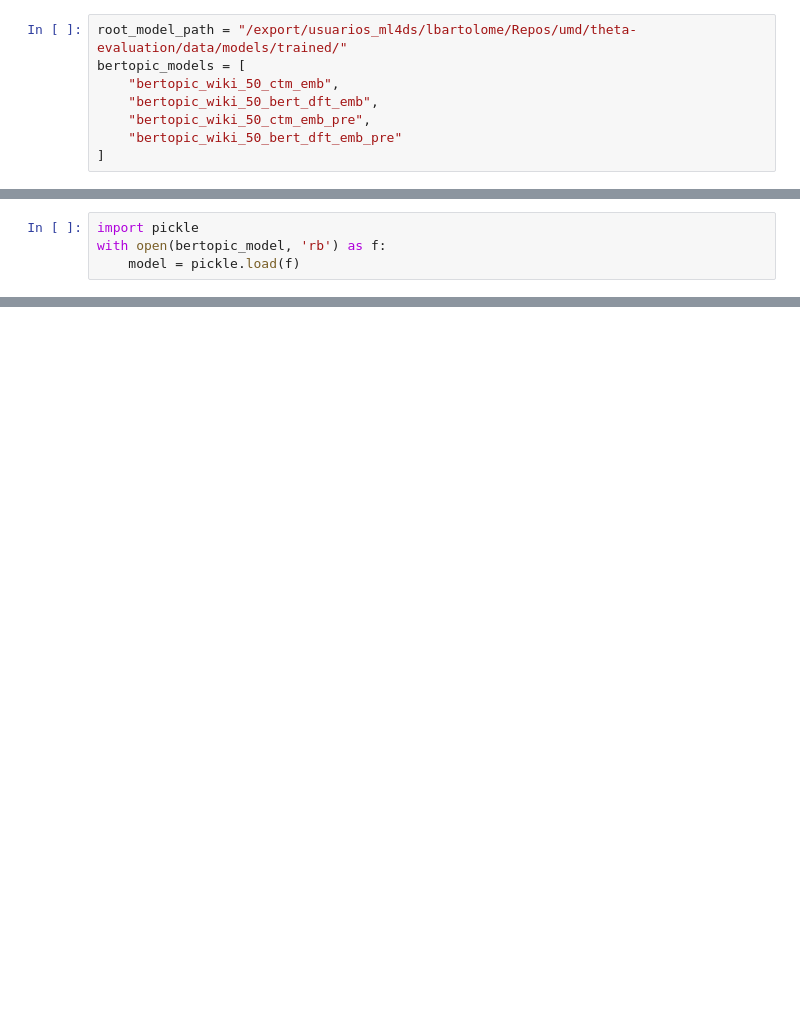
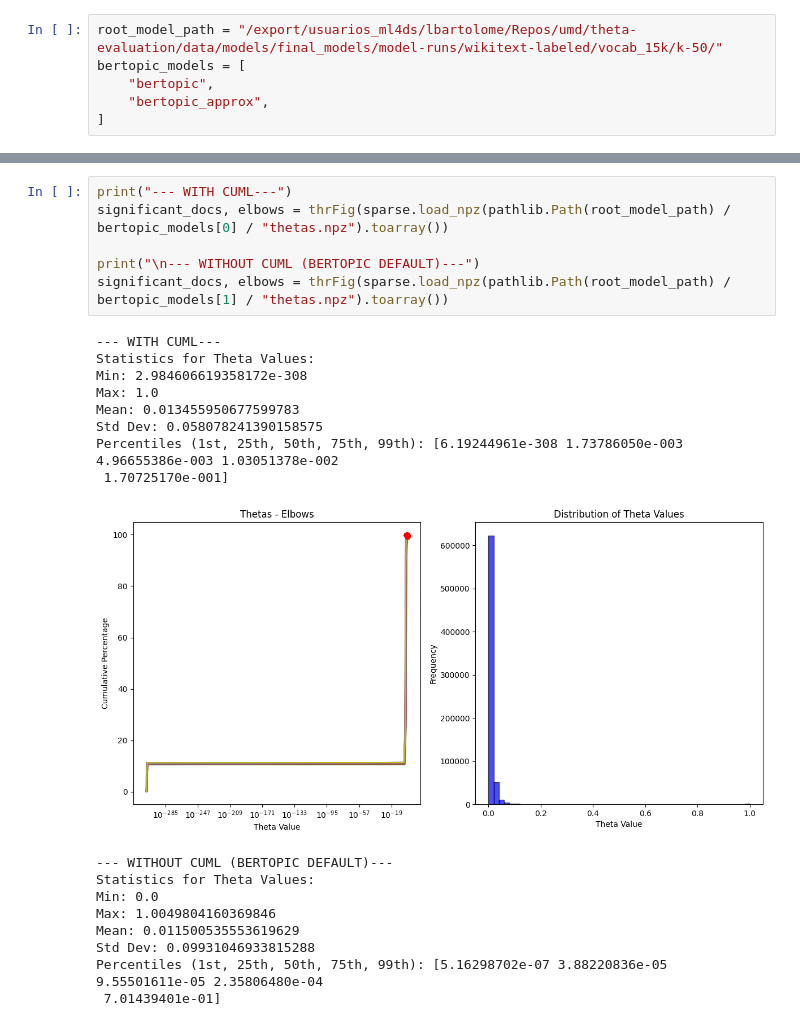
Before and after one commit to ahoho/proxann, a Jupyter notebook: notebooks/bertopic_output.ipynb, the cells around one changed output, grey strips where cells are left out. Drawn from its saved outputs; the diff is of its cells as text; blank space fills up the shorter version.

Commit message:
Updated bertopic, new user studies

```diff
--- a/notebooks/bertopic_output.ipynb
+++ b/notebooks/bertopic_output.ipynb
@@ -4,8 +11,6 @@ import numpy as np
 # %%
-root_model_path = "/export/usuarios_ml4ds/lbartolome/Repos/umd/theta-evaluation/data/models/trained/"
+root_model_path = "/export/usuarios_ml4ds/lbartolome/Repos/umd/theta-evaluation/data/models/final_models/model-runs/wikitext-labeled/vocab_15k/k-50/"
 bertopic_models = [
-    "bertopic_wiki_50_ctm_emb",
-    "bertopic_wiki_50_bert_dft_emb",
-    "bertopic_wiki_50_ctm_emb_pre",
-    "bertopic_wiki_50_bert_dft_emb_pre"
+    "bertopic",
+    "bertopic_approx",
 ]
@@ -55,4 +43,0 @@ texts = [" ".join(doc) for doc in train_data]
-# %%
-import pickle
-with open(bertopic_model, 'rb') as f:
-    model = pickle.load(f)
@@ -67,0 +103,24 @@ AttributeError: 'SentenceTransformer' object has no attribute 'embed_documents'
+# %%
+print("--- WITH CUML---")
+significant_docs, elbows = thrFig(sparse.load_npz(pathlib.Path(root_model_path) / bertopic_models[0] / "thetas.npz").toarray())
+
+print("\n--- WITHOUT CUML (BERTOPIC DEFAULT)---")
+significant_docs, elbows = thrFig(sparse.load_npz(pathlib.Path(root_model_path) / bertopic_models[1] / "thetas.npz").toarray())
+# %% [output]
+--- WITH CUML---
+Statistics for Theta Values:
+Min: 2.984606619358172e-308
+Max: 1.0
+Mean: 0.013455950677599783
+Std Dev: 0.058078241390158575
+Percentiles (1st, 25th, 50th, 75th, 99th): [6.19244961e-308 1.73786050e-003 4.96655386e-003 1.03051378e-002
+ 1.70725170e-001]
+[figure, added]
+--- WITHOUT CUML (BERTOPIC DEFAULT)---
+Statistics for Theta Values:
+Min: 0.0
+Max: 1.0049804160369846
+Mean: 0.011500535553619629
+Std Dev: 0.09931046933815288
+Percentiles (1st, 25th, 50th, 75th, 99th): [5.16298702e-07 3.88220836e-05 9.55501611e-05 2.35806480e-04
+ 7.01439401e-01]
```
Also changed, not shown: parts of 10 cells of this notebook, 19 other files.
